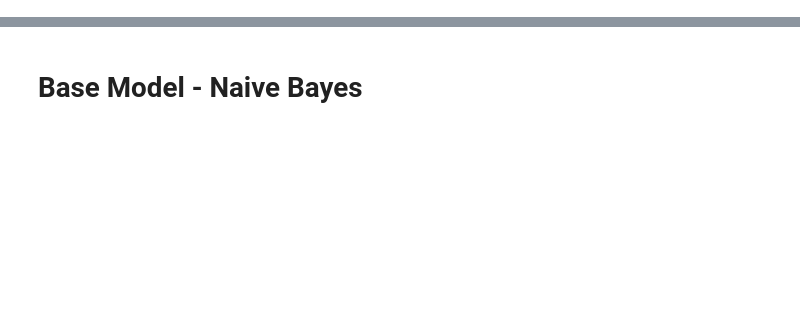
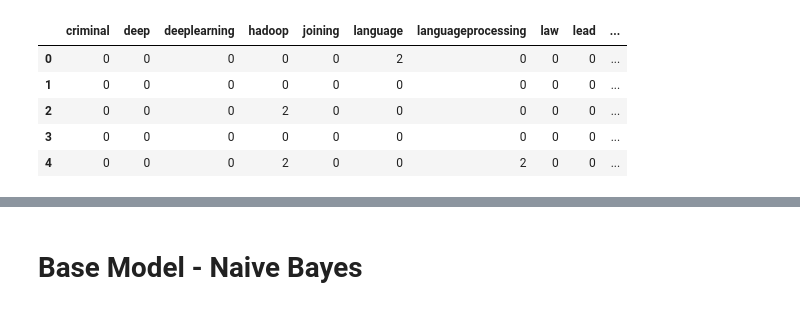
Before and after one commit to anilgujiri/resume_rating, a Jupyter notebook: Data Preprocessing.ipynb, the cells around one changed output, grey strips where cells are left out. Saved outputs shown, nothing was run; the diff lists cells and outputs as text; code cells hidden in the pictures; blank space fills up the shorter version.

```diff
--- a/Data Preprocessing.ipynb
+++ b/Data Preprocessing.ipynb
@@ -82,0 +85,9 @@ df_data.shape
+# %%
+df_data.head()
+# %% [output]
+|  | criminal | deep | deeplearning | hadoop | joining | language | languageprocessing | law | lead | ... |
+| 0 | 0 | 0 | 0 | 0 | 0 | 2 | 0 | 0 | 0 | ... |
+| 1 | 0 | 0 | 0 | 0 | 0 | 0 | 0 | 0 | 0 | ... |
+| 2 | 0 | 0 | 0 | 2 | 0 | 0 | 0 | 0 | 0 | ... |
+| 3 | 0 | 0 | 0 | 0 | 0 | 0 | 0 | 0 | 0 | ... |
+| 4 | 0 | 0 | 0 | 2 | 0 | 0 | 2 | 0 | 0 | ... |
```
Also changed, not shown: parts of 28 cells of this notebook, 17 other files.
